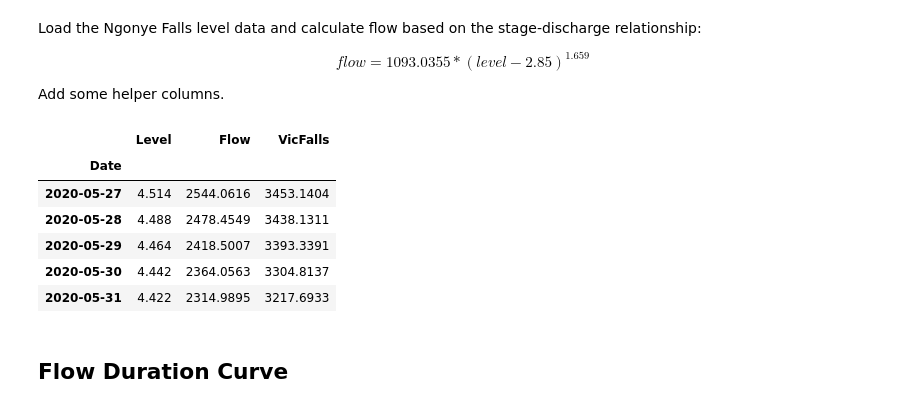
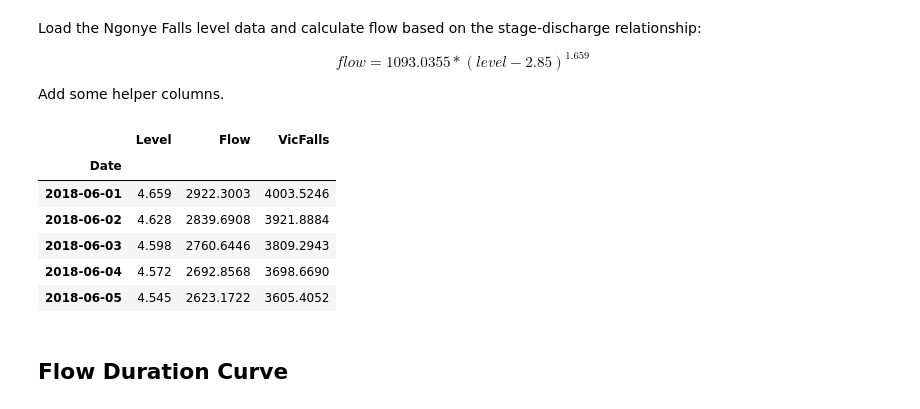
Before and after one commit to AndyFlem/ngonye-notepad, a Jupyter notebook: b_synthetic_flow_ngonye.ipynb, the cells around one changed output. Saved outputs shown, nothing was run; the diff lists cells and outputs as text; code cells hidden in the pictures.

```diff
--- a/b_synthetic_flow_ngonye.ipynb
+++ b/b_synthetic_flow_ngonye.ipynb
@@ -84,22 +84,22 @@ flow=1093.0355*(level-2.85)^{1.659}
 
 Add some helper columns.
 # %%
-ngo=pd.read_csv(input_data+ "daily_gauge_ngonye_2020.csv")
-#ngo=pd.read_csv(input_data+ "daily_gauge_ngonye.csv")
+#ngo=pd.read_csv(input_data+ "daily_gauge_ngonye_2020.csv")
+ngo=pd.read_csv(input_data+ "daily_gauge_ngonye.csv")
 ngo['Date']=pd.to_datetime(ngo['Date'],format="%d/%m/%Y")
 ngo=ngo.set_index(pd.DatetimeIndex(ngo['Date']))
 ngo=ngo.drop(['Date'],axis=1)
 ngo['Flow']=np.round(1093.0355*(ngo['Level']-2.85)**1.659,4)
 ngo['VicFalls']=vicfalls['Flow']
 ngo.tail(5)
 # %% [output]
 |  | Level | Flow | VicFalls |
 | Date |  |  |  |
-| 2020-05-27 | 4.514 | 2544.0616 | 3453.1404 |
-| 2020-05-28 | 4.488 | 2478.4549 | 3438.1311 |
-| 2020-05-29 | 4.464 | 2418.5007 | 3393.3391 |
-| 2020-05-30 | 4.442 | 2364.0563 | 3304.8137 |
-| 2020-05-31 | 4.422 | 2314.9895 | 3217.6933 |
+| 2018-06-01 | 4.659 | 2922.3003 | 4003.5246 |
+| 2018-06-02 | 4.628 | 2839.6908 | 3921.8884 |
+| 2018-06-03 | 4.598 | 2760.6446 | 3809.2943 |
+| 2018-06-04 | 4.572 | 2692.8568 | 3698.6690 |
+| 2018-06-05 | 4.545 | 2623.1722 | 3605.4052 |
 # %% [markdown]
 ## Flow Duration Curve
 # %% [markdown]
```
Also changed, not shown: parts of 7 cells of this notebook.
